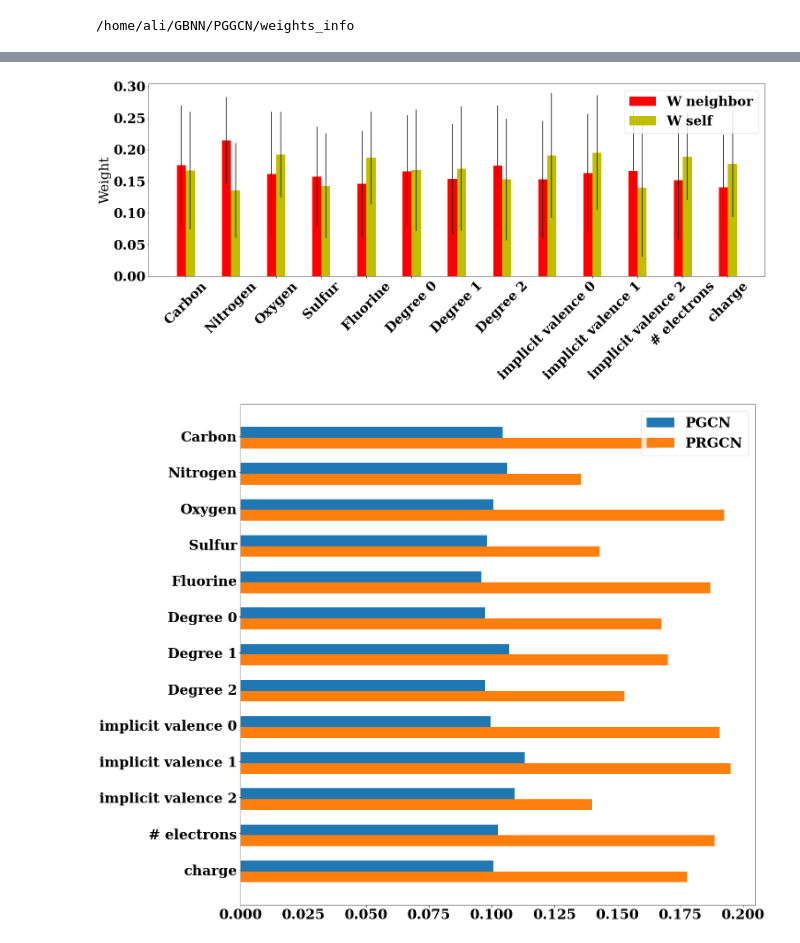
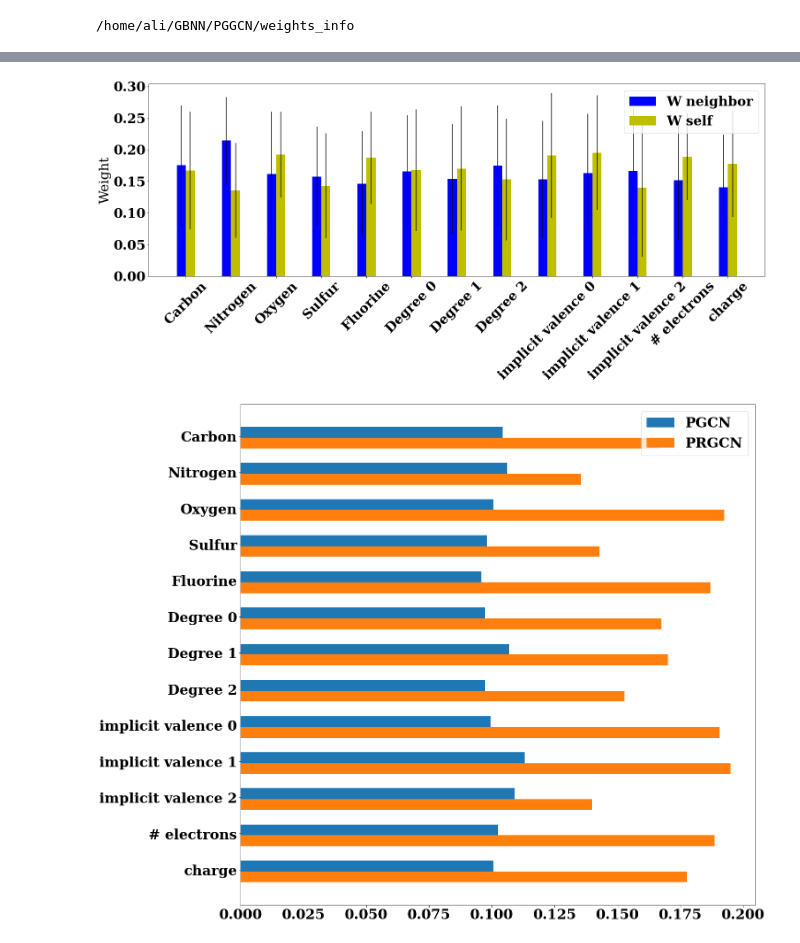
Before and after one commit to aicam/GBNN, a Jupyter notebook: Notebooks/Entropy/Weight Comparison.ipynb, the cells around one changed output, grey strips where cells are left out. Drawn from its saved outputs; the diff is of its cells as text; code cells hidden in the pictures.

```diff
--- a/Notebooks/Entropy/Weight Comparison.ipynb
+++ b/Notebooks/Entropy/Weight Comparison.ipynb
@@ -143,36 +138,36 @@ ind = np.arange(N)  # the x locations for the groups
 width = 0.20       # the width of the bars
 
 fig, ax = plt.subplots(figsize =(25, 8))
-rects1 = ax.bar(ind, pgcn_w_n_selected_mean, width, color='r', yerr=pgcn_w_n_selected_std)
+rects1 = ax.bar(ind, pgcn_w_n_selected_mean, width, color='b', yerr=pgcn_w_n_selected_std)
 
 
 rects2 = ax.bar(ind + width, pgcn_w_s_selected_mean, width, color='y', yerr=pgcn_w_s_selected_std)
 
 # add some text for labels, title and axes ticks
 
 ax.set_ylabel('Weight')
 ax.set_xticks(ind + width / 2)
 ax.set_xticklabels(features, rotation=45)
 
 ax.legend((rects1[0], rects2[0]), ('W neighbor', 'W self'))
 
 
 # def autolabel(rects):
 #     """
 #     Attach a text label above each bar displaying its height
 #     """
 #     for rect in rects:
 #         height = rect.get_height()
 #         ax.text(rect.get_x() + rect.get_width()/2, 1.05*height,
 #                 '%d' % int(height),
 #                 ha='center', va='bottom')
 
 # autolabel(rects1)
 # autolabel(rects2)
 plt.savefig('w_n.png')
 plt.show()
 # %% [output]
-[figure, old version]
+[figure, new version]
 # %%
 font = {'family' : 'serif',
         'weight' : 'bold',
```
Also changed, not shown: parts of 5 cells of this notebook, 8 other files.
